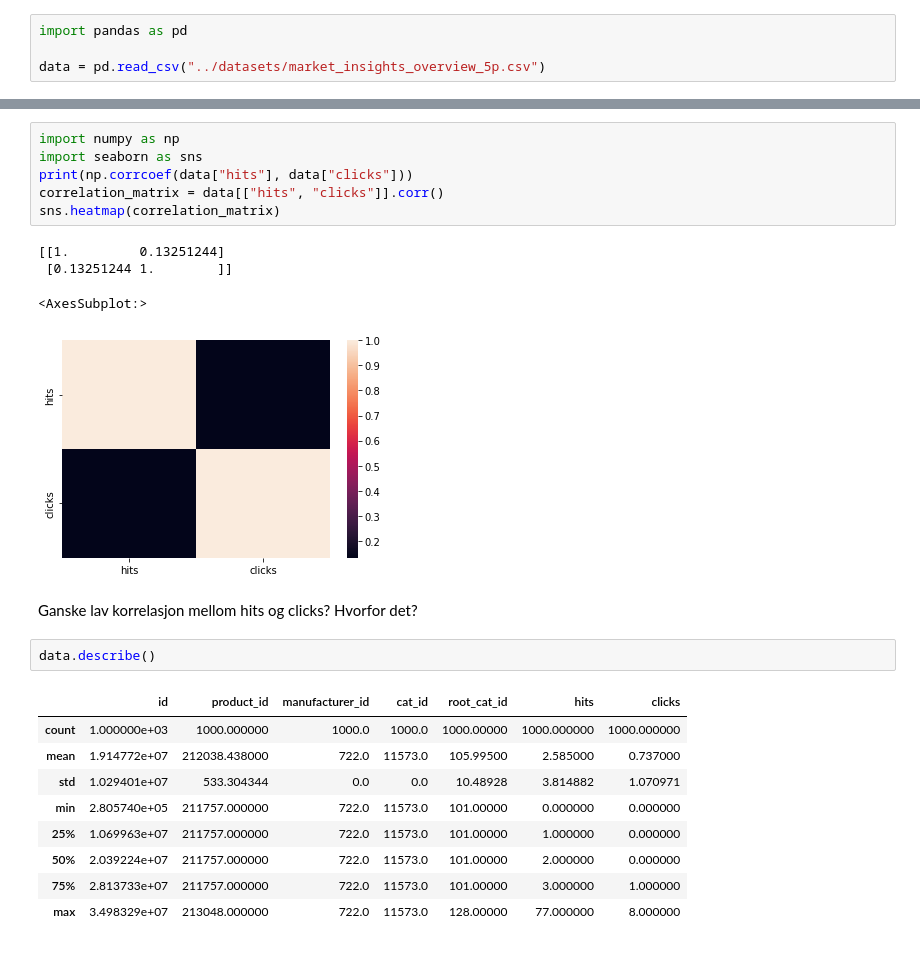
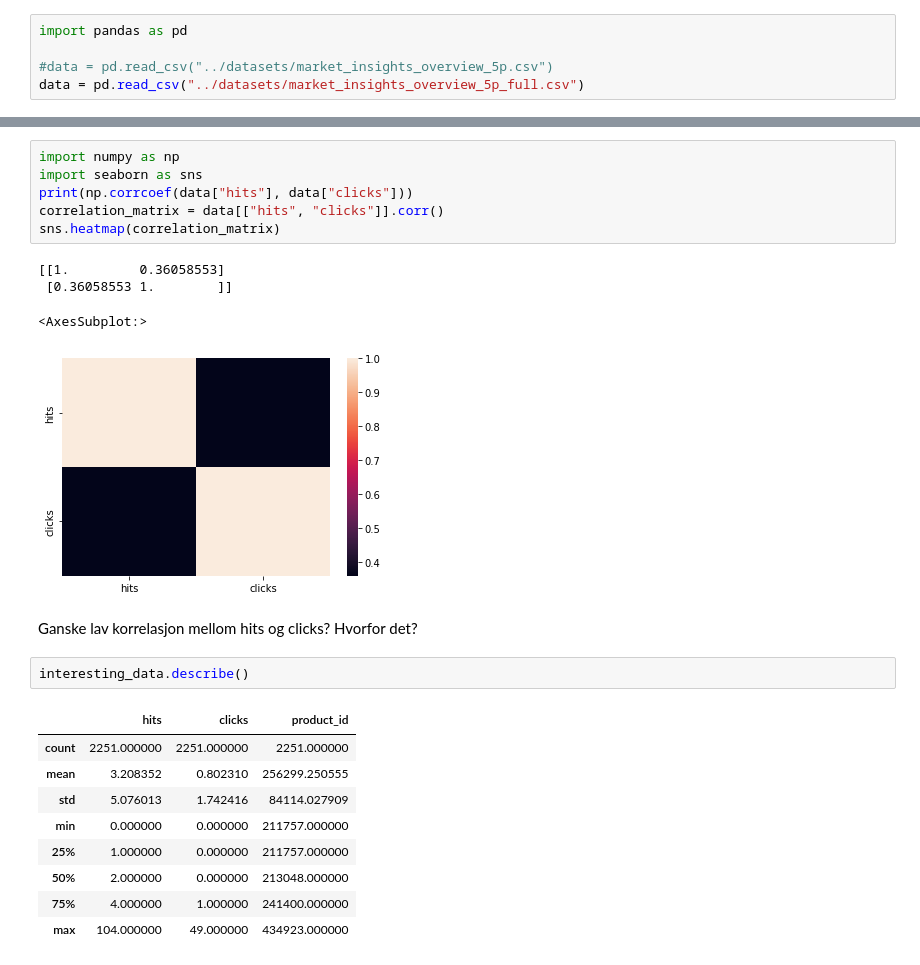
Before and after one commit to sjsivert/Masteroppgave, a Jupyter notebook: notebooks/sindre_anomely_detection.ipynb, the cells around one changed output, grey strips where cells are left out. Saved outputs shown, nothing was run; the diff lists cells and outputs as text.

```diff
--- a/notebooks/sindre_anomely_detection.ipynb
+++ b/notebooks/sindre_anomely_detection.ipynb
@@ -1,7 +1,8 @@
 # %%
 import pandas as pd
 
-data = pd.read_csv("../datasets/market_insights_overview_5p.csv")
+#data = pd.read_csv("../datasets/market_insights_overview_5p.csv")
+data = pd.read_csv("../datasets/market_insights_overview_5p_full.csv")
 # %%
 data.head()
 # %% [output]
@@ -32,24 +39,24 @@ print(np.corrcoef(data["hits"], data["clicks"]))
 correlation_matrix = data[["hits", "clicks"]].corr()
 sns.heatmap(correlation_matrix)
 # %% [output]
-[[1.         0.13251244]
- [0.13251244 1.        ]]
+[[1.         0.36058553]
+ [0.36058553 1.        ]]
 <AxesSubplot:>
-[figure, old version]
+[figure, new version]
 # %% [markdown]
 Ganske lav korrelasjon mellom hits og clicks? Hvorfor det?
 # %%
-data.describe()
+interesting_data.describe()
 # %% [output]
-|  | id | product_id | manufacturer_id | cat_id | root_cat_id | hits | clicks |
-| count | 1.000000e+03 | 1000.000000 | 1000.0 | 1000.0 | 1000.00000 | 1000.000000 | 1000.000000 |
-| mean | 1.914772e+07 | 212038.438000 | 722.0 | 11573.0 | 105.99500 | 2.585000 | 0.737000 |
-| std | 1.029401e+07 | 533.304344 | 0.0 | 0.0 | 10.48928 | 3.814882 | 1.070971 |
-| min | 2.805740e+05 | 211757.000000 | 722.0 | 11573.0 | 101.00000 | 0.000000 | 0.000000 |
-| 25% | 1.069963e+07 | 211757.000000 | 722.0 | 11573.0 | 101.00000 | 1.000000 | 0.000000 |
-| 50% | 2.039224e+07 | 211757.000000 | 722.0 | 11573.0 | 101.00000 | 2.000000 | 0.000000 |
-| 75% | 2.813733e+07 | 211757.000000 | 722.0 | 11573.0 | 101.00000 | 3.000000 | 1.000000 |
-| max | 3.498329e+07 | 213048.000000 | 722.0 | 11573.0 | 128.00000 | 77.000000 | 8.000000 |
+|  | hits | clicks | product_id |
+| count | 2251.000000 | 2251.000000 | 2251.000000 |
+| mean | 3.208352 | 0.802310 | 256299.250555 |
+| std | 5.076013 | 1.742416 | 84114.027909 |
+| min | 0.000000 | 0.000000 | 211757.000000 |
+| 25% | 1.000000 | 0.000000 | 211757.000000 |
+| 50% | 2.000000 | 0.000000 | 213048.000000 |
+| 75% | 4.000000 | 1.000000 | 241400.000000 |
+| max | 104.000000 | 49.000000 | 434923.000000 |
 # %%
 data.info()
 # %% [output]
```
Also changed, not shown: parts of 6 cells of this notebook, 1 other file.
